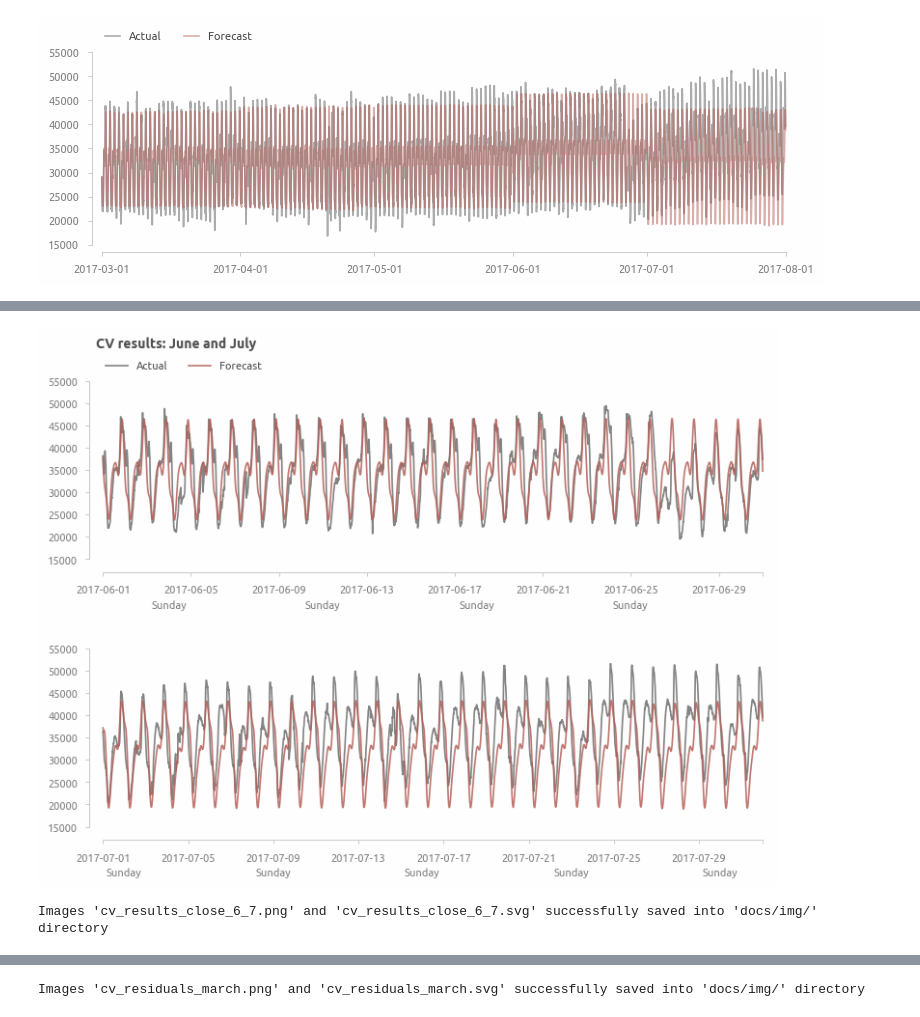
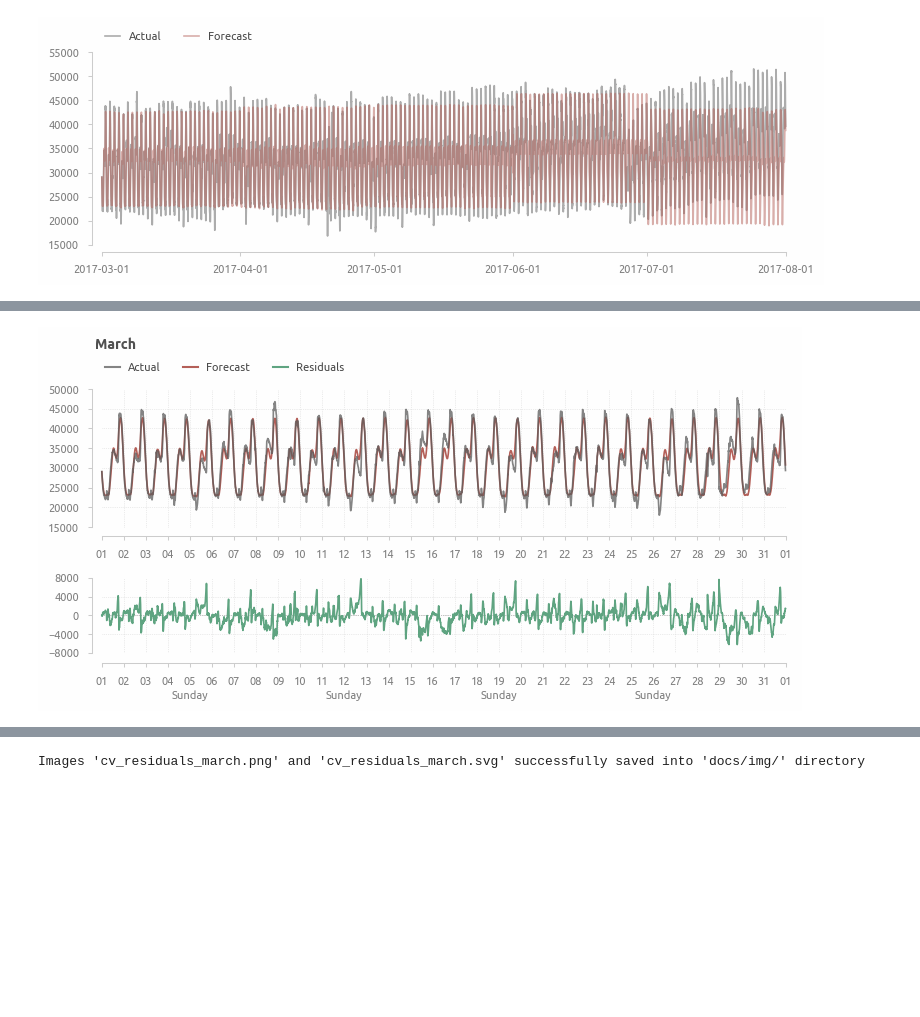
Before and after one commit to a-chasovsky/electric-power-consumption, a Jupyter notebook: 04-cv-research.ipynb, the cells around one changed output, grey strips where cells are left out. Drawn from its saved outputs; the diff is of its cells as text; code cells hidden in the pictures; blank space fills up the shorter version.

```diff
--- a/04-cv-research.ipynb
+++ b/04-cv-research.ipynb
@@ -158,35 +113,44 @@ Images 'cv_results_close_3_5.png' and 'cv_results_close_3_5.svg' successfully sa
-# %%
-fig, ax = plt.subplots(2, 1, figsize=(9, 6))
-
-ax[0].set_title('CV results: June and July', **title_inline)
-
-ax[0].plot(
-    cv4_results_df.loc['2017-06', 'true'],
-    color=palette[0], alpha=0.75, label='Actual')
-ax[0].plot(
-    cv4_results_df.loc['2017-06', 'pred'],
-    color=palette[1], alpha=0.85, label='Forecast')
-axis_rstyle(ax=ax[0])
-ax0_sec = axis_secondary(ax=ax[0])
-ax0_sec.xaxis.set_major_formatter(mpl.dates.DateFormatter(fmt='%A'))
-ax0_sec.xaxis.set_major_locator(mpl.dates.WeekdayLocator(byweekday=mpl.dates.SU))
-ax[0].xaxis.get_major_ticks()[-1].label1.set_visible(False)
-ax[0].legend(**legend_inline())
-
-ax[1].plot(
-    cv4_results_df.loc['2017-07', 'true'], color=palette[0], alpha=0.75)
-ax[1].plot(
-    cv4_results_df.loc['2017-07', 'pred'], color=palette[1], alpha=0.85)
-axis_rstyle(ax=ax[1])
-ax1_sec = axis_secondary(ax=ax[1])
-ax1_sec.xaxis.set_major_formatter(mpl.dates.DateFormatter(fmt='%A'))
-ax1_sec.xaxis.set_major_locator(mpl.dates.WeekdayLocator(byweekday=mpl.dates.SU))
-ax[1].xaxis.get_major_ticks()[-1].label1.set_visible(False)
-
-plt.subplots_adjust(hspace=0.5)
-plt.show()
-
-savefig('cv_results_close_6_7', dir_save_img)
-# %% [output]
-[figure, removed]
-Images 'cv_results_close_6_7.png' and 'cv_results_close_6_7.svg' successfully saved into 'docs/img/' directory
+# %%
+fig, ax = plt.subplots(2, 1, figsize=(9, 3.5), height_ratios=[2, 1])
+cv_results_plot_month = '2017-03'
+
+ax[0].plot(
+    cv4_results_df.loc[cv_results_plot_month:cv_results_plot_month, 'pred'],
+    color=palette[1], label='Forecast')
+ax[0].plot(
+    cv4_results_df.loc[cv_results_plot_month:cv_results_plot_month, 'true'],
+    color=palette[0], alpha=0.75, label='Actual')
+
+ax[0].legend(
+    **legend_inline(),
+    **legend_create_handles(
+        3, kind='line',
+        labels=['Actual', 'Forecast', 'Residuals'],
+        colors=[palette[0], palette[1], palette[3]],
+        alphas=[0.75, 1, 0.9]))
+
+axis_formatter_locator('%d', mpl.dates.DayLocator(), ax=ax[0])
+
+ax[1].plot(
+    cv4_results_df.loc[cv_results_plot_month:cv_results_plot_month, 'resid'],
+    color=alpha_color(palette[3], 0.9))
+ax[1].axhline(0, 0.01, 0.99, lw=0.5, ls=':', zorder=-1)
+axis_formatter_locator('%d', mpl.dates.DayLocator(), ax=ax[1])
+ax12 = axis_secondary(pad=27)
+axis_formatter_locator(
+    '%A',locator=mpl.dates.WeekdayLocator(mpl.dates.SU), ax=ax12)
+
+axis_rstyle(
+    offset_bottom=2.5, offset_left=2.5, xslice=[1, -1], ax=ax[0], grid=True)
+
+axis_rstyle(
+    offset_bottom=7.5, offset_left=2.5, xslice=[1, -1],
+    yticks=[-8000, 8000, 4000], ylim=[-8000, 8000], ax=ax[1], grid=True)
+
+plt.subplots_adjust(hspace=0.4)
+ax[0].set_title('March', **title_inline)
+plt.show()
+
+# savefig('forecast_august_detail_plot_week3', dir_save_img)
+# %% [output]
+[figure, added]
```
Also changed, not shown: parts of 5 cells of this notebook, 3 other files.
